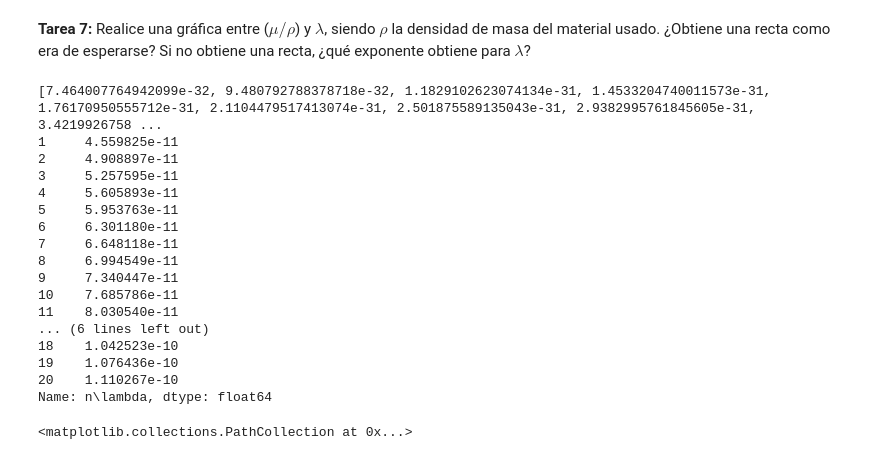
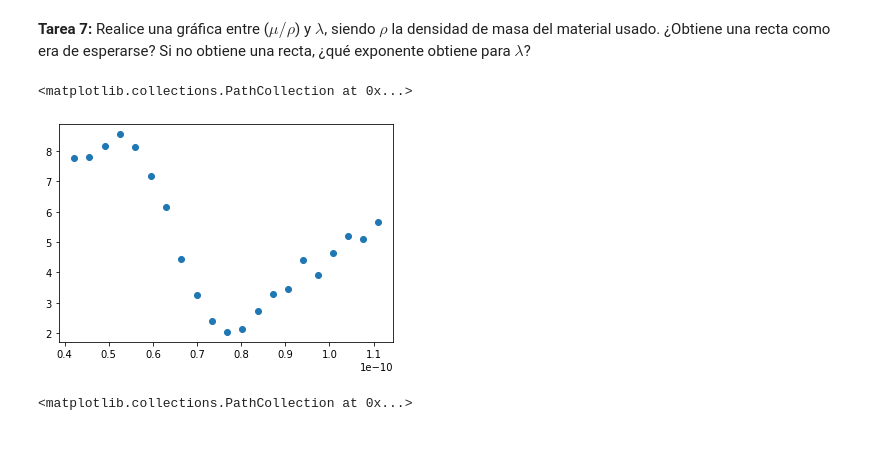
Before and after one commit to sofiaalvarezlopez/Laboratorio-Intermedio, a Jupyter notebook: Rayos X/Análisis de Datos - Informe.ipynb, the cells around one changed output. Cells and saved outputs as stored; diff of their text form; code cells hidden in the pictures.

```diff
--- a/Rayos X/Análisis de Datos - Informe.ipynb
+++ b/Rayos X/Análisis de Datos - Informe.ipynb
@@ -272,29 +272,14 @@ x_Al = np.array(mu_Al)/rho_Al
 x_Zn = np.array(mu_Zn)/rho_Zn
 # %%
 # Para el Aluminio
-vals_mu_Al, vals_lambda = [i[0] for i in mu_Al], [i[1]**3 for i in mu_Al]
+vals_mu_Al, vals_lambda = [i[0] for i in mu_Al], [i[1] for i in mu_Al]
 # Para el Zinc
-vals_mu_Zn, vals_lambda = [i[0] for i in mu_Zn], [i[1]**3 for i in mu_Zn]
+vals_mu_Zn, vals_lambda = [i[0] for i in mu_Zn], [i[1] for i in mu_Zn]
-# %%
-print(vals_lambda, sin_atenuacion['n\lambda'])
-# %% [output]
-[7.464007764942099e-32, 9.480792788378718e-32, 1.1829102623074134e-31, 1.4533204740011573e-31, 1.76170950555712e-31, 2.1104479517413074e-31, 2.501875589135043e-31, 2.9382995761845605e-31, 3.4219926758 ...
-1     4.559825e-11
-2     4.908897e-11
-3     5.257595e-11
-4     5.605893e-11
-5     5.953763e-11
-6     6.301180e-11
-7     6.648118e-11
-8     6.994549e-11
-9     7.340447e-11
-10    7.685786e-11
-11    8.030540e-11
-... (6 lines left out)
-18    1.042523e-10
-19    1.076436e-10
-20    1.110267e-10
-Name: n\lambda, dtype: float64
+# %%
+plt.scatter(vals_lambda, vals_mu_Al)
+# %% [output]
+<matplotlib.collections.PathCollection at 0x...>
+[figure, added]
 # %%
 plt.scatter(vals_lambda, vals_mu_Zn)
 # %% [output]
```
Also changed, not shown: parts of 22 cells of this notebook.
